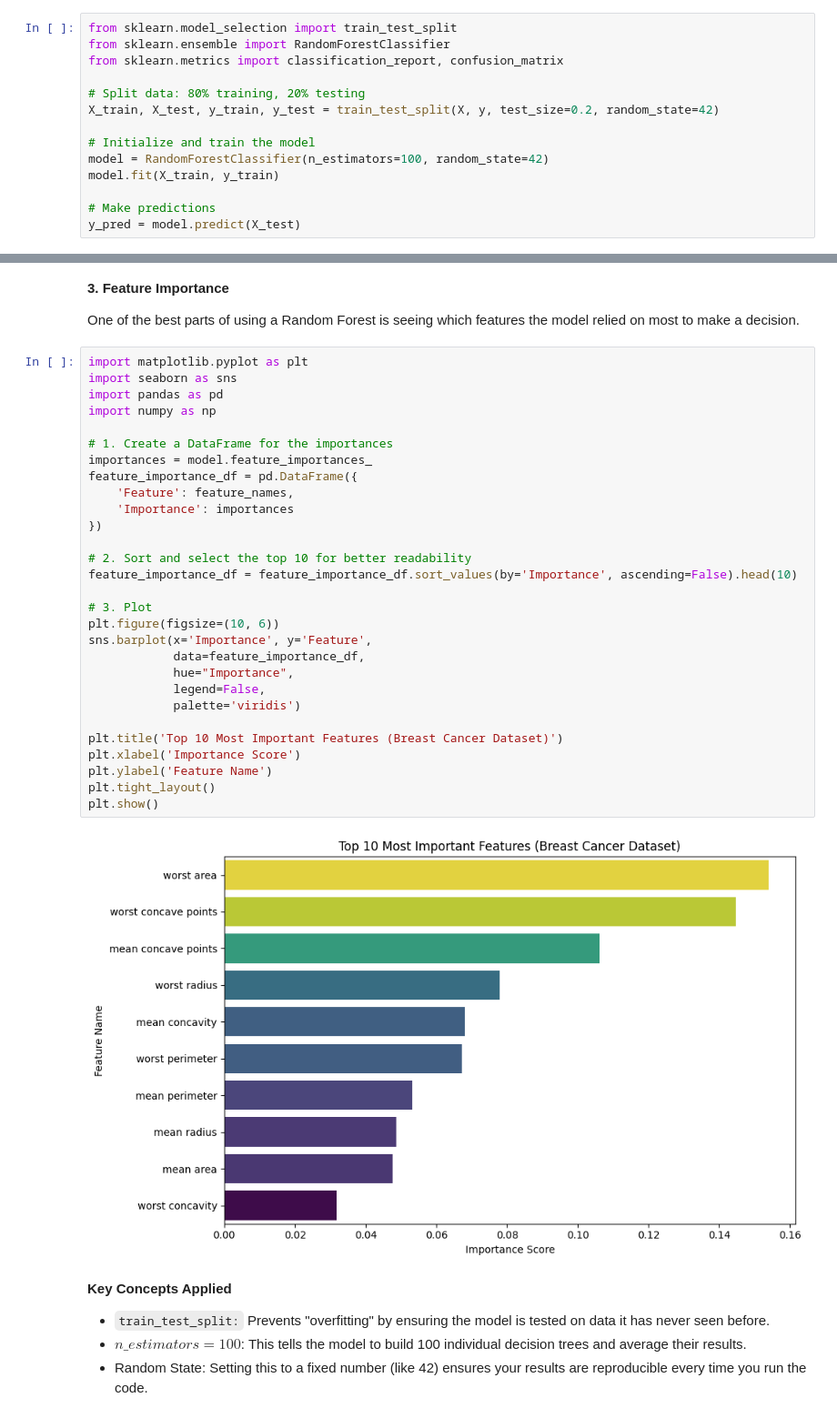
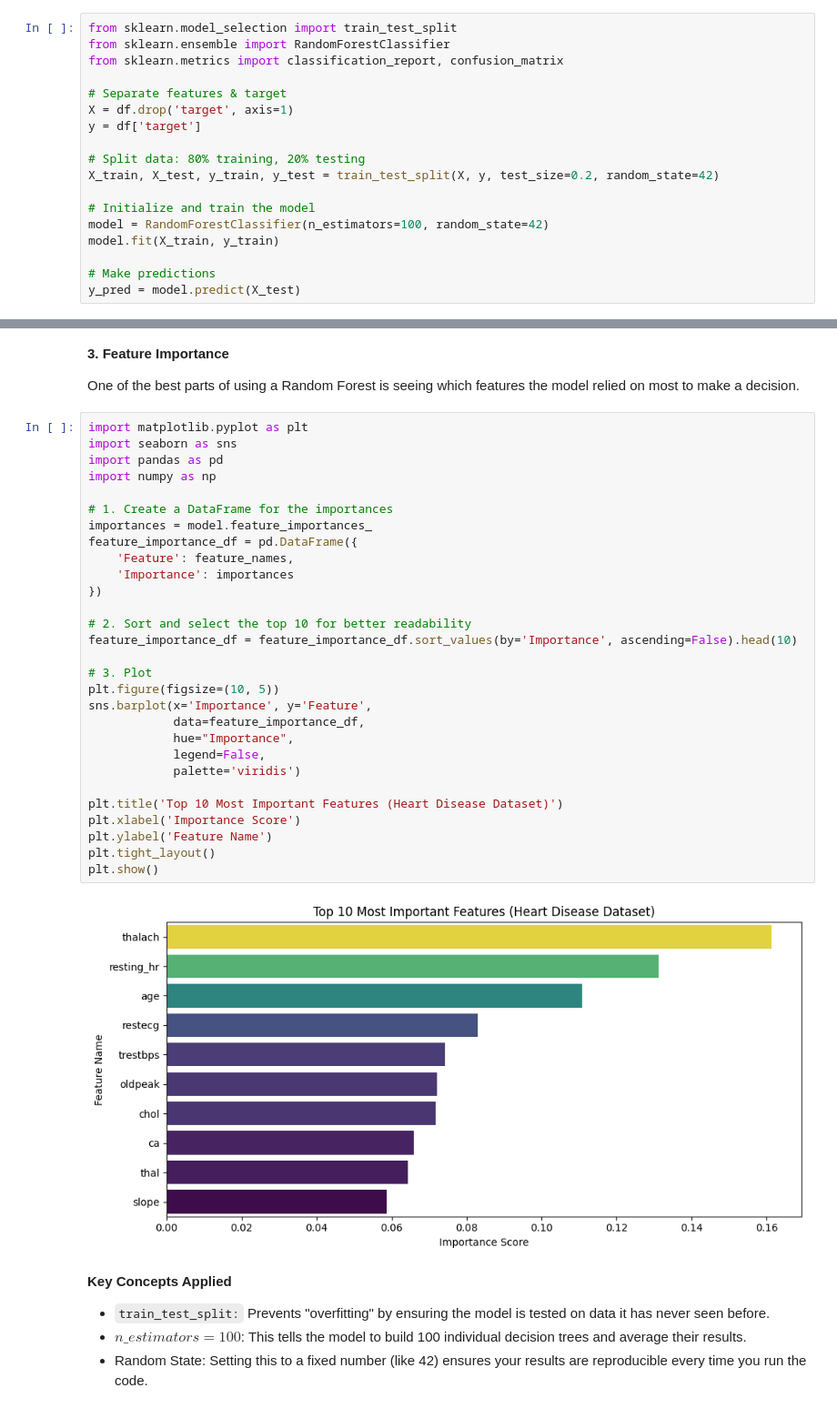
Before and after one commit to epythonlab2/AI_4_health, a Jupyter notebook: module_2_model_deployment_interpretability.ipynb, the cells around one changed output, grey strips where cells are left out. Shown at 91% size. Saved outputs shown, nothing was run; the diff lists cells and outputs as text.

```diff
--- a/module_2_model_deployment_interpretability.ipynb
+++ b/module_2_model_deployment_interpretability.ipynb
@@ -94,6 +110,10 @@ First, we split the data into a training set to "teach" the model and a testing
 from sklearn.model_selection import train_test_split
 from sklearn.ensemble import RandomForestClassifier
 from sklearn.metrics import classification_report, confusion_matrix
+
+# Separate features & target
+X = df.drop('target', axis=1)
+y = df['target']
 
 # Split data: 80% training, 20% testing
 X_train, X_test, y_train, y_test = train_test_split(X, y, test_size=0.2, random_state=42)
@@ -134,34 +154,34 @@ One of the best parts of using a Random Forest is seeing which features the mode
 # %%
 import matplotlib.pyplot as plt
 import seaborn as sns
 import pandas as pd
 import numpy as np
 
 # 1. Create a DataFrame for the importances
 importances = model.feature_importances_
 feature_importance_df = pd.DataFrame({
     'Feature': feature_names,
     'Importance': importances
 })
 
 # 2. Sort and select the top 10 for better readability
 feature_importance_df = feature_importance_df.sort_values(by='Importance', ascending=False).head(10)
 
 # 3. Plot
-plt.figure(figsize=(10, 6))
+plt.figure(figsize=(10, 5))
 sns.barplot(x='Importance', y='Feature',
             data=feature_importance_df,
             hue="Importance",
             legend=False,
             palette='viridis')
 
-plt.title('Top 10 Most Important Features (Breast Cancer Dataset)')
+plt.title('Top 10 Most Important Features (Heart Disease Dataset)')
 plt.xlabel('Importance Score')
 plt.ylabel('Feature Name')
 plt.tight_layout()
 plt.show()
 # %% [output]
-[figure, old version]
+[figure, new version]
 # %% [markdown]
 **Key Concepts Applied**
 - `train_test_split:` Prevents "overfitting" by ensuring the model is tested on data it has never seen before.
```
Also changed, not shown: parts of 23 cells of this notebook.
